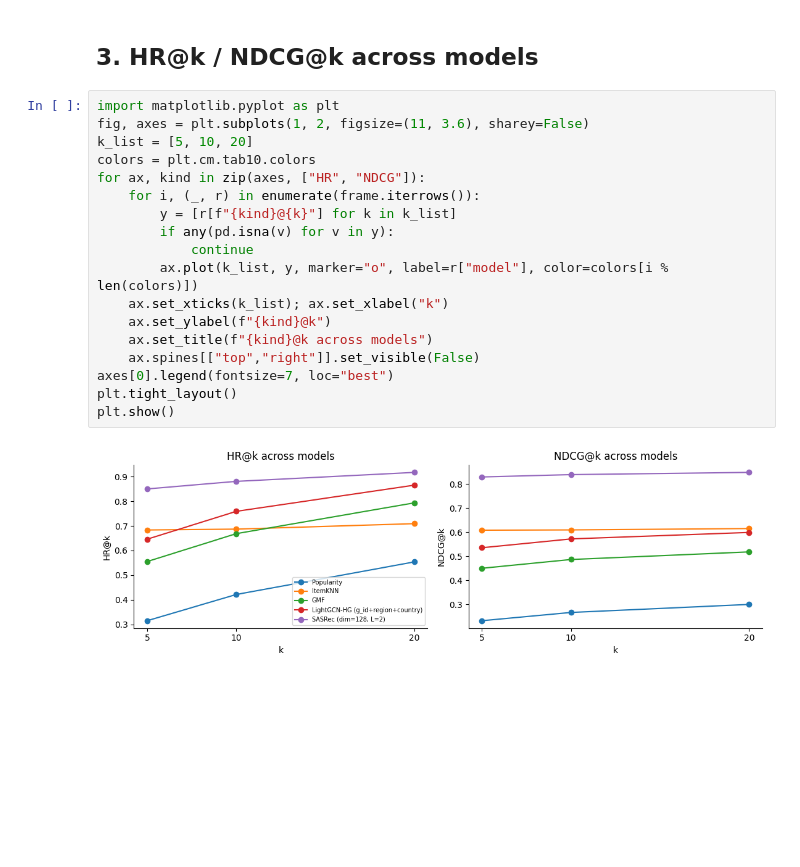
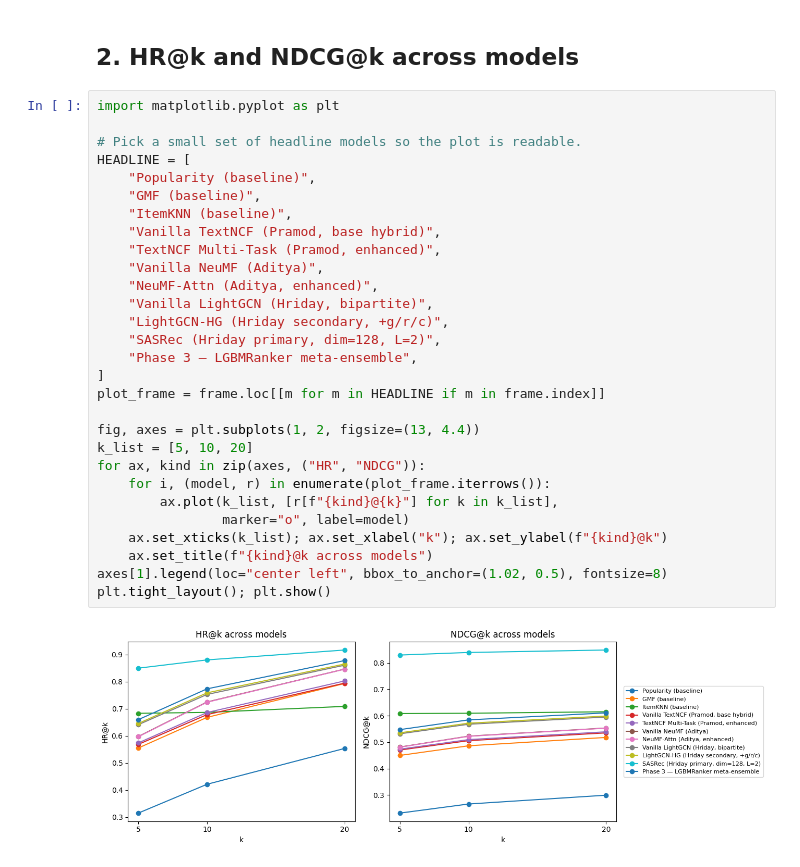
Before and after one commit to AdityaHegde712/RecSysProject, a Jupyter notebook: notebooks/05_ensemble_and_summary.ipynb, the cells around one changed output. Saved outputs shown, nothing was run; the diff lists cells and outputs as text; blank space fills up the shorter version.

```diff
--- a/notebooks/05_ensemble_and_summary.ipynb
+++ b/notebooks/05_ensemble_and_summary.ipynb
@@ -102,22 +117,33 @@ frame[["model", *METRICS]].set_index("model")
 # %% [markdown]
-## 3. HR@k / NDCG@k across models
+## 2. HR@k and NDCG@k across models
 # %%
 import matplotlib.pyplot as plt
-fig, axes = plt.subplots(1, 2, figsize=(11, 3.6), sharey=False)
+
+# Pick a small set of headline models so the plot is readable.
+HEADLINE = [
+    "Popularity (baseline)",
+    "GMF (baseline)",
+    "ItemKNN (baseline)",
+    "Vanilla TextNCF (Pramod, base hybrid)",
+    "TextNCF Multi-Task (Pramod, enhanced)",
+    "Vanilla NeuMF (Aditya)",
+    "NeuMF-Attn (Aditya, enhanced)",
+    "Vanilla LightGCN (Hriday, bipartite)",
+    "LightGCN-HG (Hriday secondary, +g/r/c)",
+    "SASRec (Hriday primary, dim=128, L=2)",
+    "Phase 3 — LGBMRanker meta-ensemble",
+]
+plot_frame = frame.loc[[m for m in HEADLINE if m in frame.index]]
+
+fig, axes = plt.subplots(1, 2, figsize=(13, 4.4))
 k_list = [5, 10, 20]
-colors = plt.cm.tab10.colors
-for ax, kind in zip(axes, ["HR", "NDCG"]):
-    for i, (_, r) in enumerate(frame.iterrows()):
-        y = [r[f"{kind}@{k}"] for k in k_list]
-        if any(pd.isna(v) for v in y):
-            continue
-        ax.plot(k_list, y, marker="o", label=r["model"], color=colors[i % len(colors)])
-    ax.set_xticks(k_list); ax.set_xlabel("k")
-    ax.set_ylabel(f"{kind}@k")
+for ax, kind in zip(axes, ("HR", "NDCG")):
+    for i, (model, r) in enumerate(plot_frame.iterrows()):
+        ax.plot(k_list, [r[f"{kind}@{k}"] for k in k_list],
+                marker="o", label=model)
+    ax.set_xticks(k_list); ax.set_xlabel("k"); ax.set_ylabel(f"{kind}@k")
     ax.set_title(f"{kind}@k across models")
-    ax.spines[["top","right"]].set_visible(False)
-axes[0].legend(fontsize=7, loc="best")
-plt.tight_layout()
-plt.show()
+axes[1].legend(loc="center left", bbox_to_anchor=(1.02, 0.5), fontsize=8)
+plt.tight_layout(); plt.show()
 # %% [output]
-[figure, old version]
+[figure, new version]
```
Also changed, not shown: parts of 22 cells of this notebook, 1 other file.
